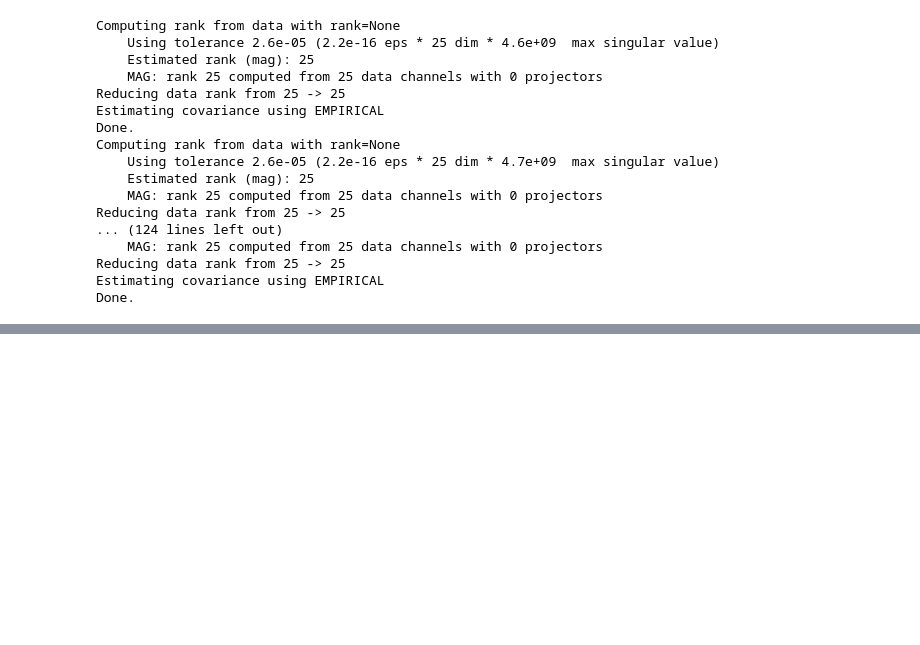
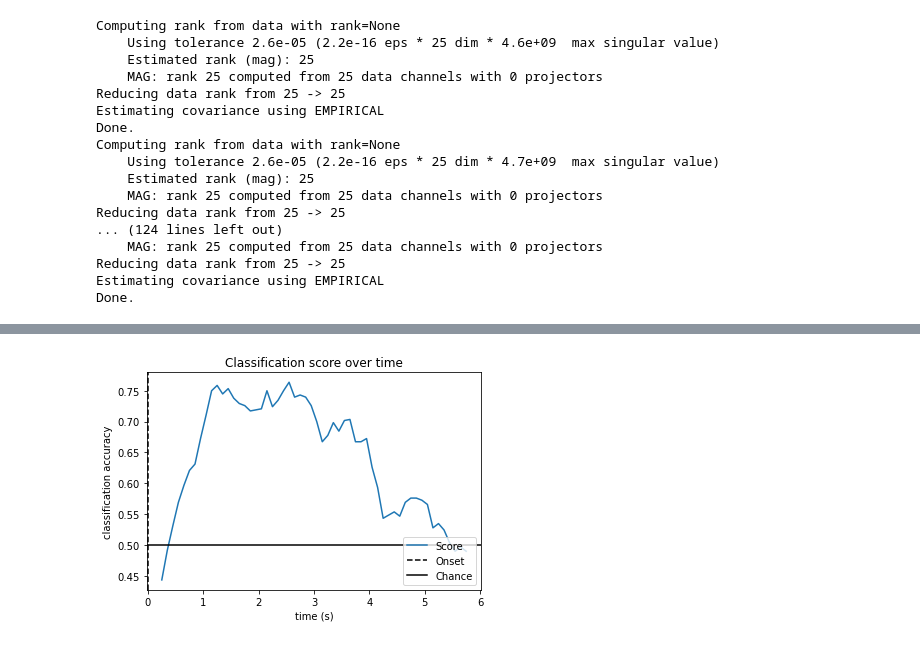
Before and after one commit to miloncl/Cogs-189-Project, a Jupyter notebook: Cogs189_Final.ipynb, the cells around one changed output, grey strips where cells are left out. Cells and saved outputs as stored; diff of their text form; code cells hidden in the pictures; blank space fills up the shorter version.

```diff
--- a/Cogs189_Final.ipynb
+++ b/Cogs189_Final.ipynb
@@ -103,8 +104,8 @@ raw = mne.io.read_raw_gdf('./BCICIV_2a_gdf/A01T.gdf', preload=True)
 
 eegbci.standardize(raw)  # set channel names
 
-raw.info = channelNames(raw.info)
-print(raw.info['chs'])
+# raw.info = channelNames(raw.info)
+# print(raw.info['chs'])
 # %% [output]
 Extracting EDF parameters from /Users/ehson/Documents/Classes/COGS189/Cogs-189-Project/BCICIV_2a_gdf/A01T.gdf...
 GDF file detected
@@ -120,7 +120,7 @@ montage = mne.channels.make_standard_montage('standard_1005')
 # print(montage)
 # montage.ch_names = chList
 # print(montage.ch_names)
-raw.set_montage(chList)#, on_missing='ignore')
+raw.set_montage(montage, on_missing='ignore')
 
 raw.filter(7., 30., fir_design='firwin', skip_by_annotation='edge')
 # %% [output]
@@ -333,0 +312,27 @@ ValueError: The first argument to `Epochs` must be an instance of mne.io.BaseRaw
+# %%
+sfreq = raw.info['sfreq']
+w_length = int(sfreq * 0.5)   # running classifier: window length
+w_step = int(sfreq * 0.1)  # running classifier: window step size
+w_start = np.arange(0, epochs_data.shape[2] - w_length, w_step)
+# %%
+
+scores_windows = []
+
+for train_idx, test_idx in cv_split:
+    y_train, y_test = labels[train_idx], labels[test_idx]
+
+    X_train = csp.fit_transform(epochs_data_train[train_idx], y_train)
+    X_test = csp.transform(epochs_data_train[test_idx])
+
+    # fit classifier
+    lda.fit(X_train, y_train)
+
+    # running classifier: test classifier on sliding window
+    score_this_window = []
+    for n in w_start:
+        X_test = csp.transform(epochs_data[test_idx][:, :, n:(n + w_length)])
+        score_this_window.append(lda.score(X_test, y_test))
+    scores_windows.append(score_this_window)
+
+# Plot scores over time
+w_times = (w_start + w_length / 2.) / sfreq + epochs.tmin
@@ -333,0 +357,13 @@ ValueError: The first argument to `Epochs` must be an instance of mne.io.BaseRaw
+# %%
+
+plt.figure()
+plt.plot(w_times, np.mean(scores_windows, 0), label='Score')
+plt.axvline(0, linestyle='--', color='k', label='Onset')
+plt.axhline(0.5, linestyle='-', color='k', label='Chance')
+plt.xlabel('time (s)')
+plt.ylabel('classification accuracy')
+plt.title('Classification score over time')
+plt.legend(loc='lower right')
+plt.show()
+# %% [output]
+[figure, added]
```
Also changed, not shown: parts of 8 cells of this notebook.
